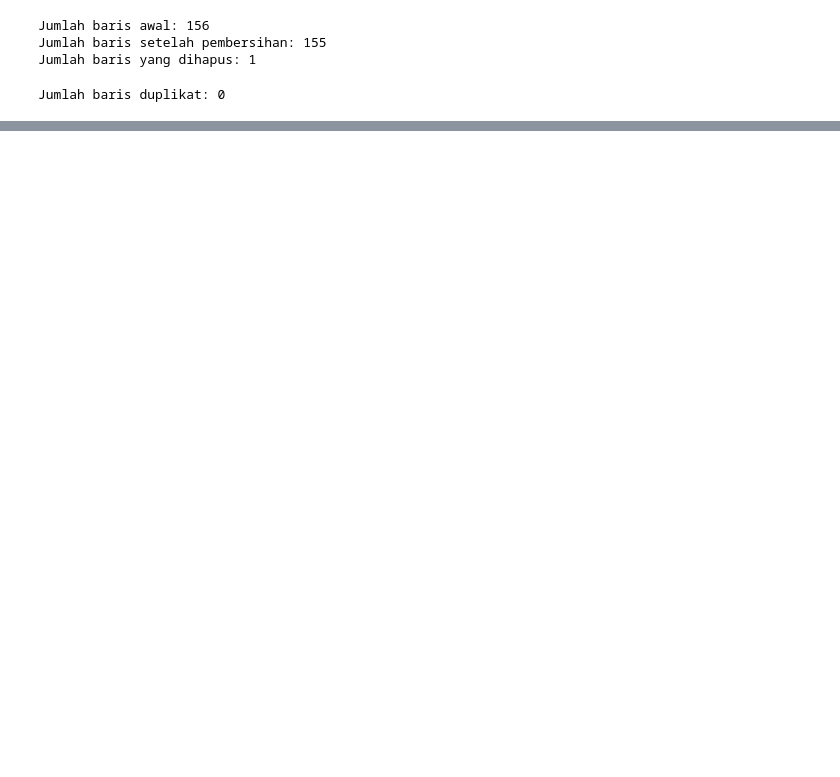
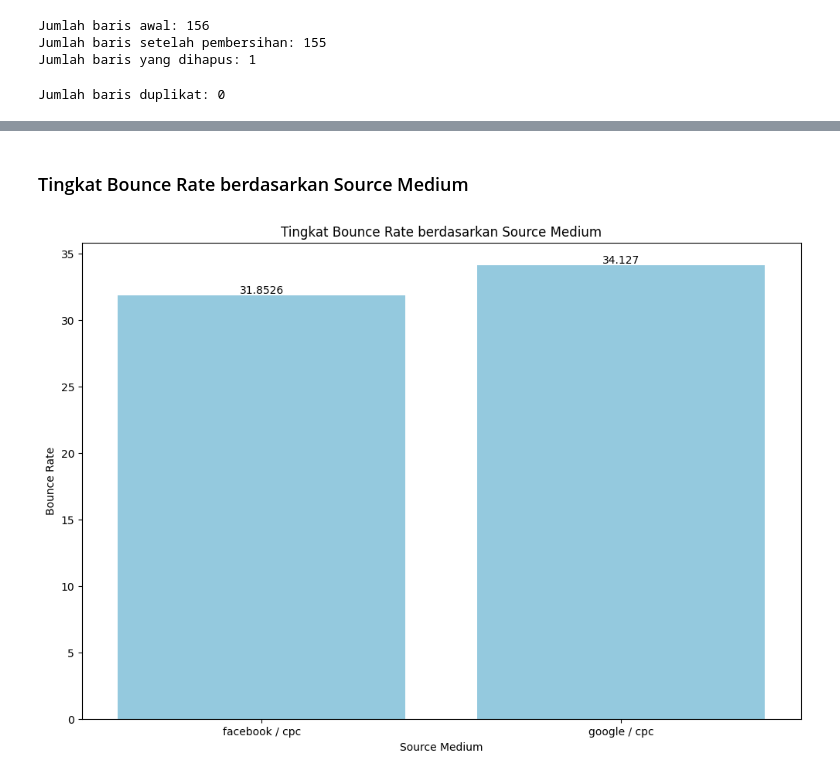
Before and after one commit to adzkykhairany/Technical-Test, a Jupyter notebook: assignment.ipynb, the cells around one changed output, grey strips where cells are left out. Cells and saved outputs as stored; diff of their text form; code cells hidden in the pictures; blank space fills up the shorter version.

```diff
--- a/assignment.ipynb
+++ b/assignment.ipynb
@@ -68,0 +153,20 @@ Jumlah baris duplikat: 0
+# %% [markdown]
+### Tingkat Bounce Rate berdasarkan Source Medium
+# %%
+# Menghitung rata-rata bounce rate berdasarkan sumber lalu lintas
+source_bounce_rate = data.groupby('sourceMedium', as_index=False)['bounceRate'].mean()
+
+# Visualisasi
+plt.figure(figsize=(12, 8))
+ax = sns.barplot(x='sourceMedium', y='bounceRate', data=source_bounce_rate, color='skyblue')
+plt.title('Tingkat Bounce Rate berdasarkan Source Medium')
+plt.xlabel('Source Medium')
+plt.ylabel('Bounce Rate')
+plt.xticks(rotation=0)
+
+for i in ax.containers:
+    ax.bar_label(i)
+
+plt.show()
+# %% [output]
+[figure, added]
```
Also changed, not shown: parts of 22 cells of this notebook, 2 other files.
